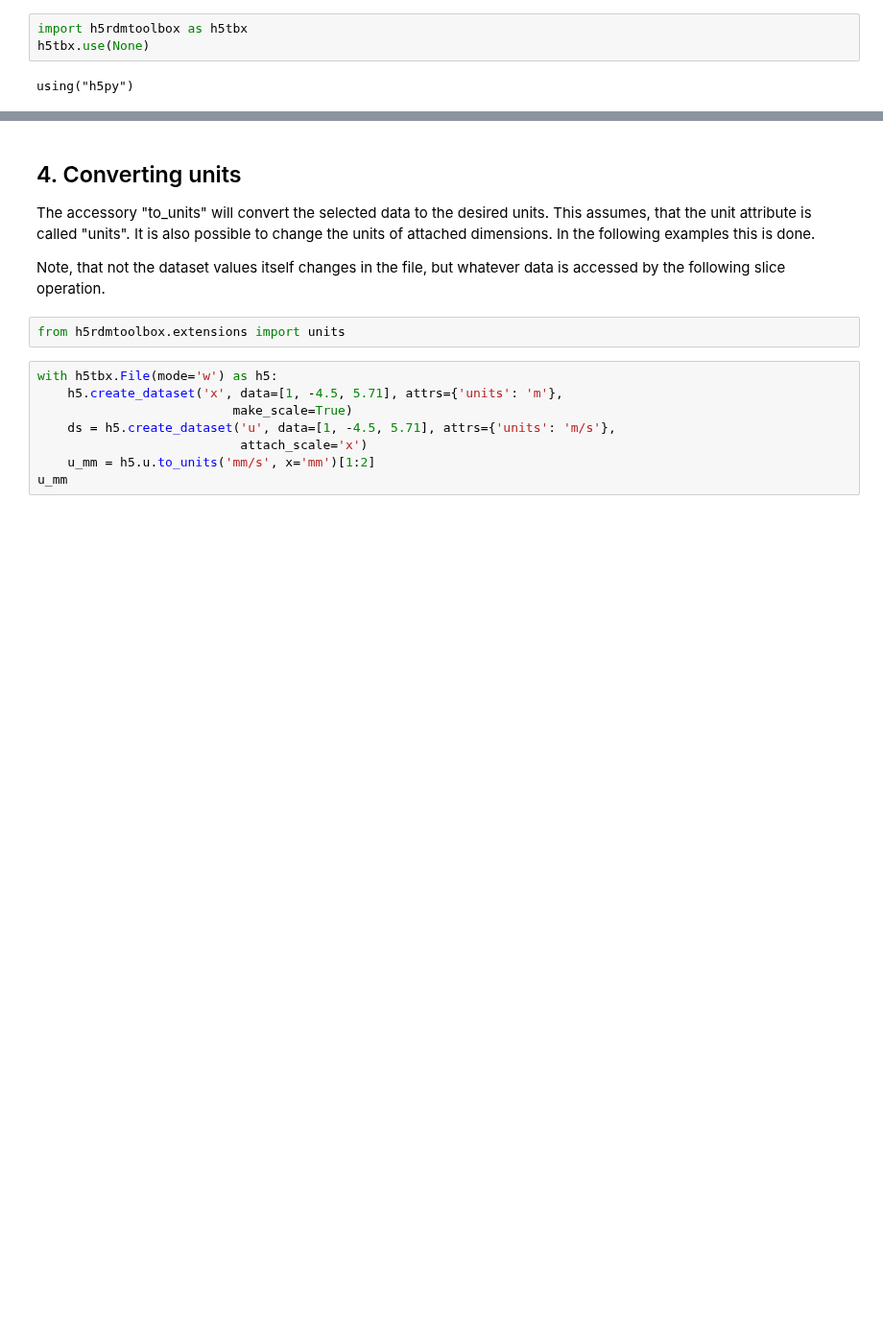
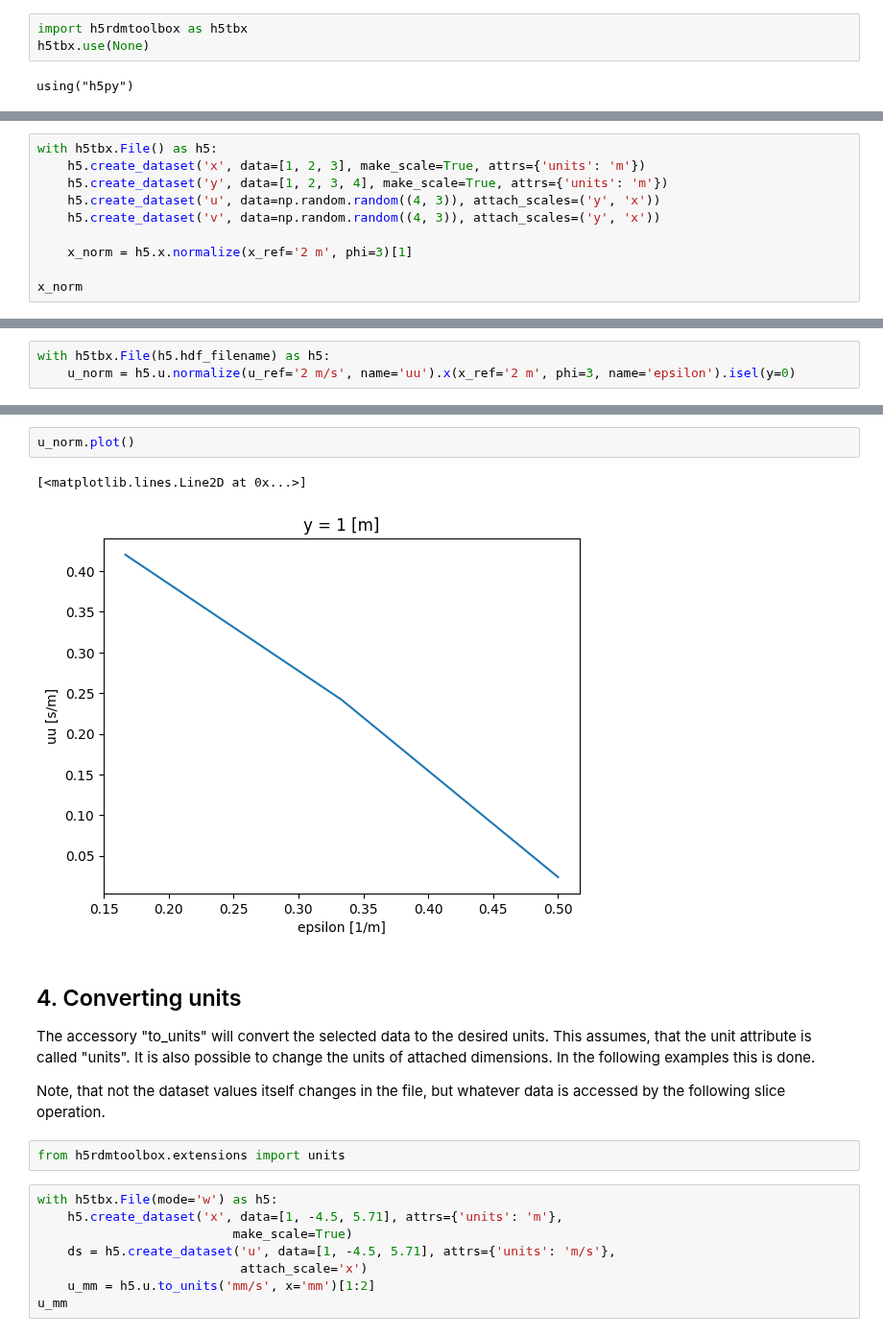
Before and after one commit to matthiasprobst/h5RDMtoolbox, a Jupyter notebook: docs/userguide/misc/Extensions.ipynb, the cells around one changed output, grey strips where cells are left out. Shown at 96% size. Drawn from its saved outputs; the diff is of its cells as text; blank space fills up the shorter version.

```diff
--- a/docs/userguide/misc/Extensions.ipynb
+++ b/docs/userguide/misc/Extensions.ipynb
@@ -116,0 +76,10 @@ plt.show()
+# %%
+with h5tbx.File() as h5:
+    h5.create_dataset('x', data=[1, 2, 3], make_scale=True, attrs={'units': 'm'})
+    h5.create_dataset('y', data=[1, 2, 3, 4], make_scale=True, attrs={'units': 'm'})
+    h5.create_dataset('u', data=np.random.random((4, 3)), attach_scales=('y', 'x'))
+    h5.create_dataset('v', data=np.random.random((4, 3)), attach_scales=('y', 'x'))
+
+    x_norm = h5.x.normalize(x_ref='2 m', phi=3)[1]
+
+x_norm
@@ -116,0 +93,3 @@ plt.show()
+# %%
+with h5tbx.File(h5.hdf_filename) as h5:
+    u_norm = h5.u.normalize(u_ref='2 m/s', name='uu').x(x_ref='2 m', phi=3, name='epsilon').isel(y=0)
@@ -117,3 +106,8 @@ plt.show()
+# %%
+u_norm.plot()
+# %% [output]
+[<matplotlib.lines.Line2D at 0x...>]
+[figure, added]
 # %% [markdown]
 ## 4. Converting units
 
```
Also changed, not shown: parts of 21 cells of this notebook, 12 other files.
